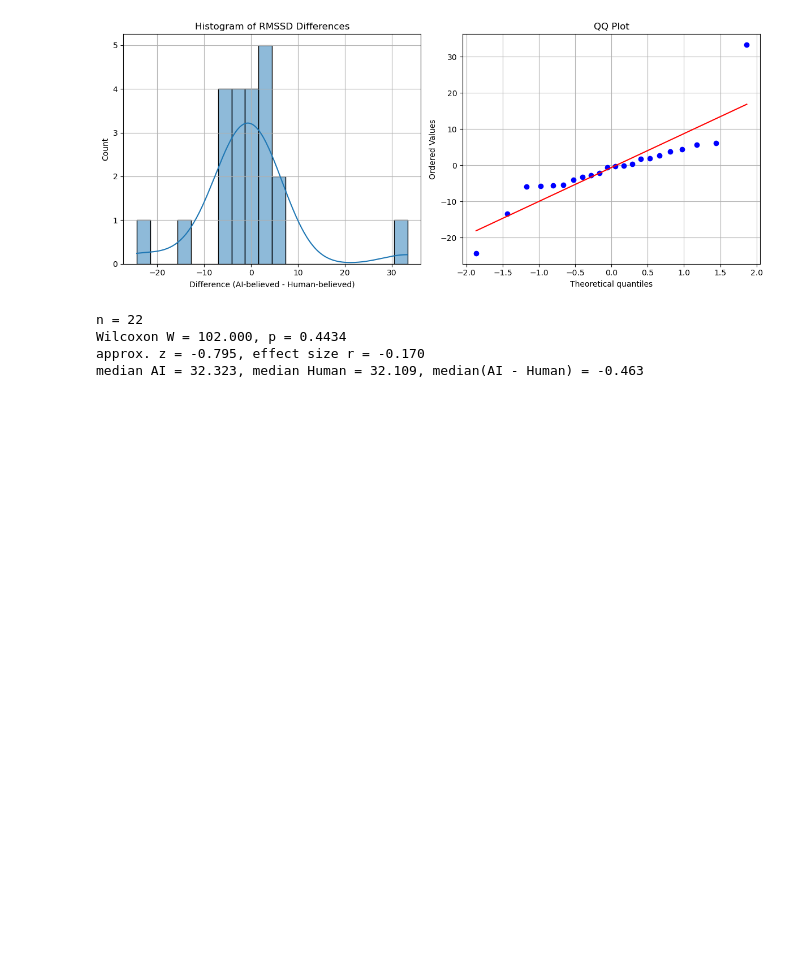
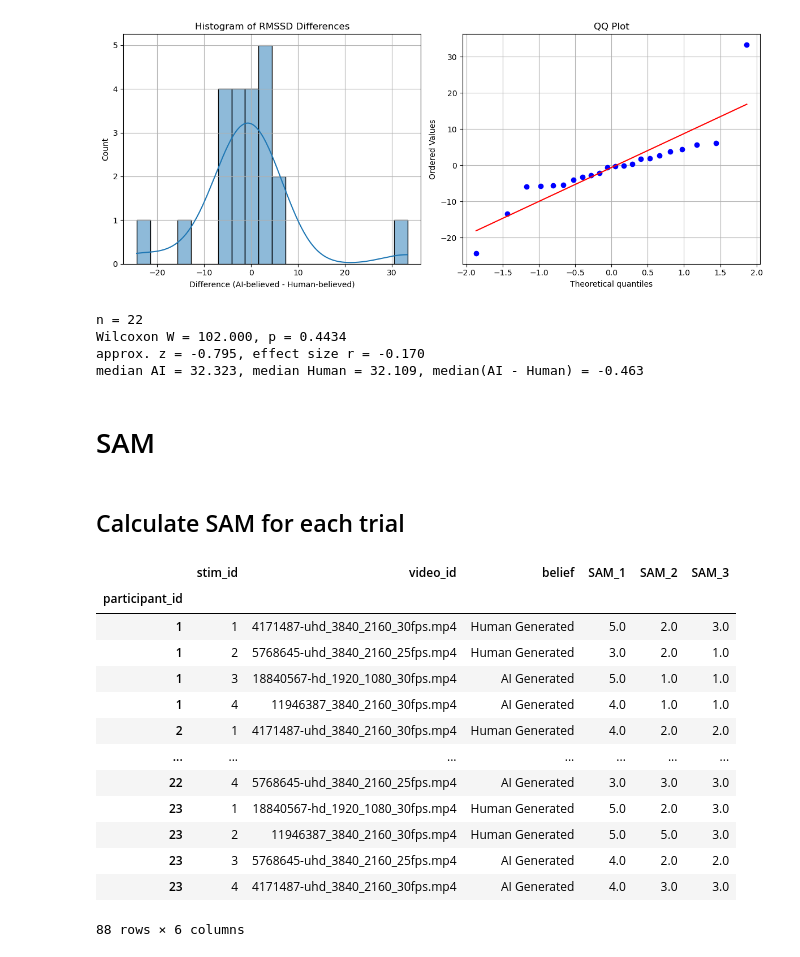
Before and after one commit to BalducciFrancesco/02455-Experiment-In-Cognitive-Science, a Jupyter notebook: analysis/data_analysis_preliminar.ipynb, the cells around one changed output. Saved outputs shown, nothing was run; the diff lists cells and outputs as text; code cells hidden in the pictures; blank space fills up the shorter version.

Commit message:
extracted SAM data

```diff
--- a/analysis/data_analysis_preliminar.ipynb
+++ b/analysis/data_analysis_preliminar.ipynb
@@ -247,3 +247,58 @@ n = 22
 Wilcoxon W = 102.000, p = 0.4434
 approx. z = -0.795, effect size r = -0.170
 median AI = 32.323, median Human = 32.109, median(AI - Human) = -0.463
+# %% [markdown]
+# SAM
+# %% [markdown]
+## Calculate SAM for each trial
+# %%
+import numpy as np
+import pandas as pd
+import json
+import matplotlib.pyplot as plt
+
+with open("experiment_data_with_hr.json", "r", encoding="utf-8") as f:
+    participants = json.load(f)
+
+rows = []
+for p in participants:
+    pid = p["participant_id"]
+
+    for stim in p["stimuli"]:
+        vid_id = stim["video_id"]
+        stim_id = stim["id"]
+
+        sam_rows = stim["video_response"]
+        sam = sam_rows["sam"]
+        belief = sam_rows["belief"].strip()
+
+        rows.append({
+            "participant_id": pid,
+            "stim_id": stim_id,
+            "video_id": vid_id,
+            "belief": belief,
+            "SAM_1": sam[0],
+            "SAM_2": sam[1],
+            "SAM_3": sam[2],
+        })
+
+sam_df = pd.DataFrame(rows)
+sam_df.set_index("participant_id", inplace=True)
+sam_df.to_csv("sam_per_video.csv")
+
+sam_df
+# %% [output]
+|  | stim_id | video_id | belief | SAM_1 | SAM_2 | SAM_3 |
+| participant_id |  |  |  |  |  |  |
+| 1 | 1 | 4171487-uhd_3840_2160_30fps.mp4 | Human Generated | 5.0 | 2.0 | 3.0 |
+| 1 | 2 | 5768645-uhd_3840_2160_25fps.mp4 | Human Generated | 3.0 | 2.0 | 1.0 |
+| 1 | 3 | 18840567-hd_1920_1080_30fps.mp4 | AI Generated | 5.0 | 1.0 | 1.0 |
+| 1 | 4 | 11946387_3840_2160_30fps.mp4 | AI Generated | 4.0 | 1.0 | 1.0 |
+| 2 | 1 | 4171487-uhd_3840_2160_30fps.mp4 | Human Generated | 4.0 | 2.0 | 2.0 |
+| ... | ... | ... | ... | ... | ... | ... |
+| 22 | 4 | 5768645-uhd_3840_2160_25fps.mp4 | AI Generated | 3.0 | 3.0 | 3.0 |
+| 23 | 1 | 18840567-hd_1920_1080_30fps.mp4 | Human Generated | 5.0 | 2.0 | 3.0 |
+| 23 | 2 | 11946387_3840_2160_30fps.mp4 | Human Generated | 5.0 | 5.0 | 3.0 |
+| 23 | 3 | 5768645-uhd_3840_2160_25fps.mp4 | AI Generated | 4.0 | 2.0 | 2.0 |
+| 23 | 4 | 4171487-uhd_3840_2160_30fps.mp4 | AI Generated | 4.0 | 3.0 | 3.0 |
+88 rows × 6 columns
```
Also changed, not shown: parts of 8 cells of this notebook, 3 other files.
